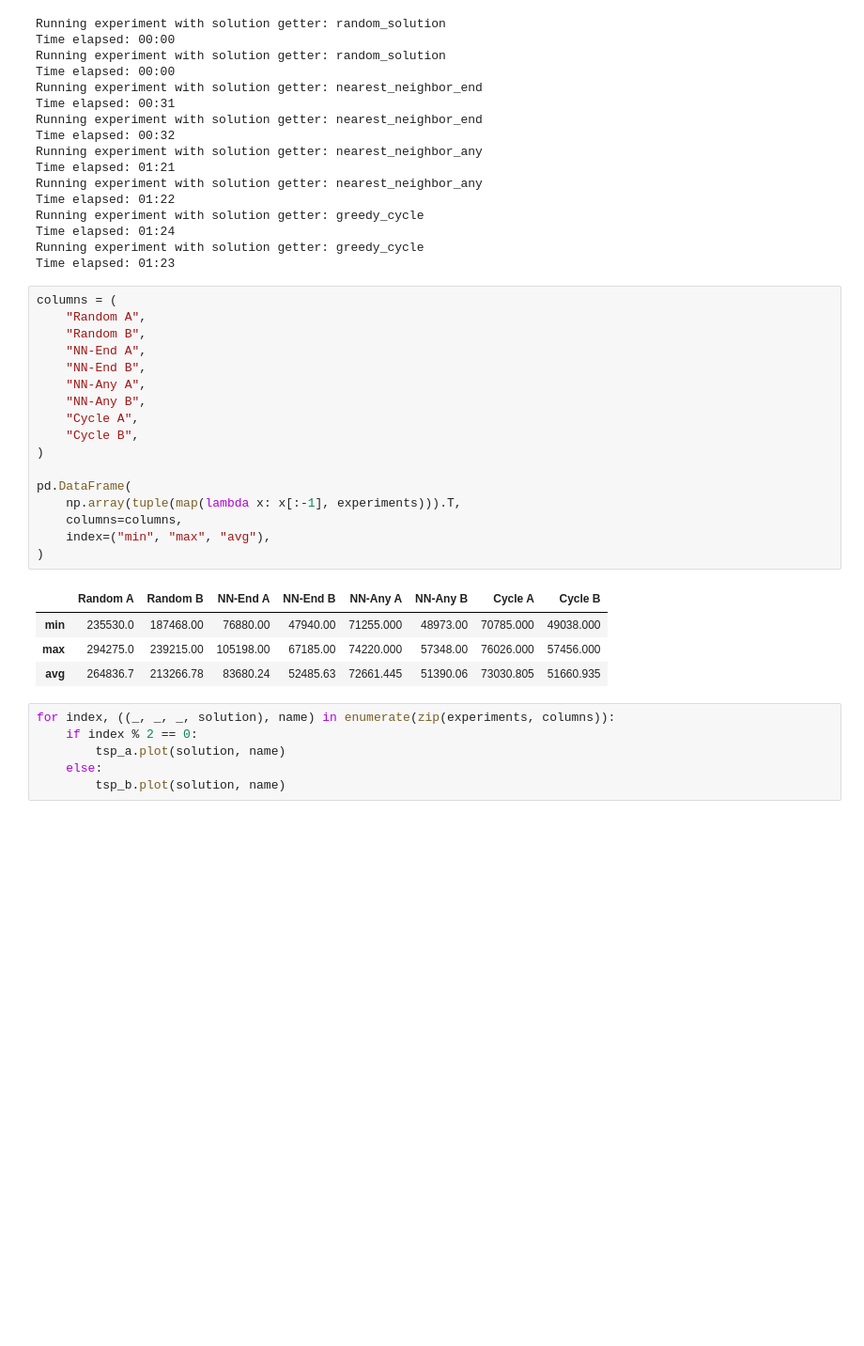
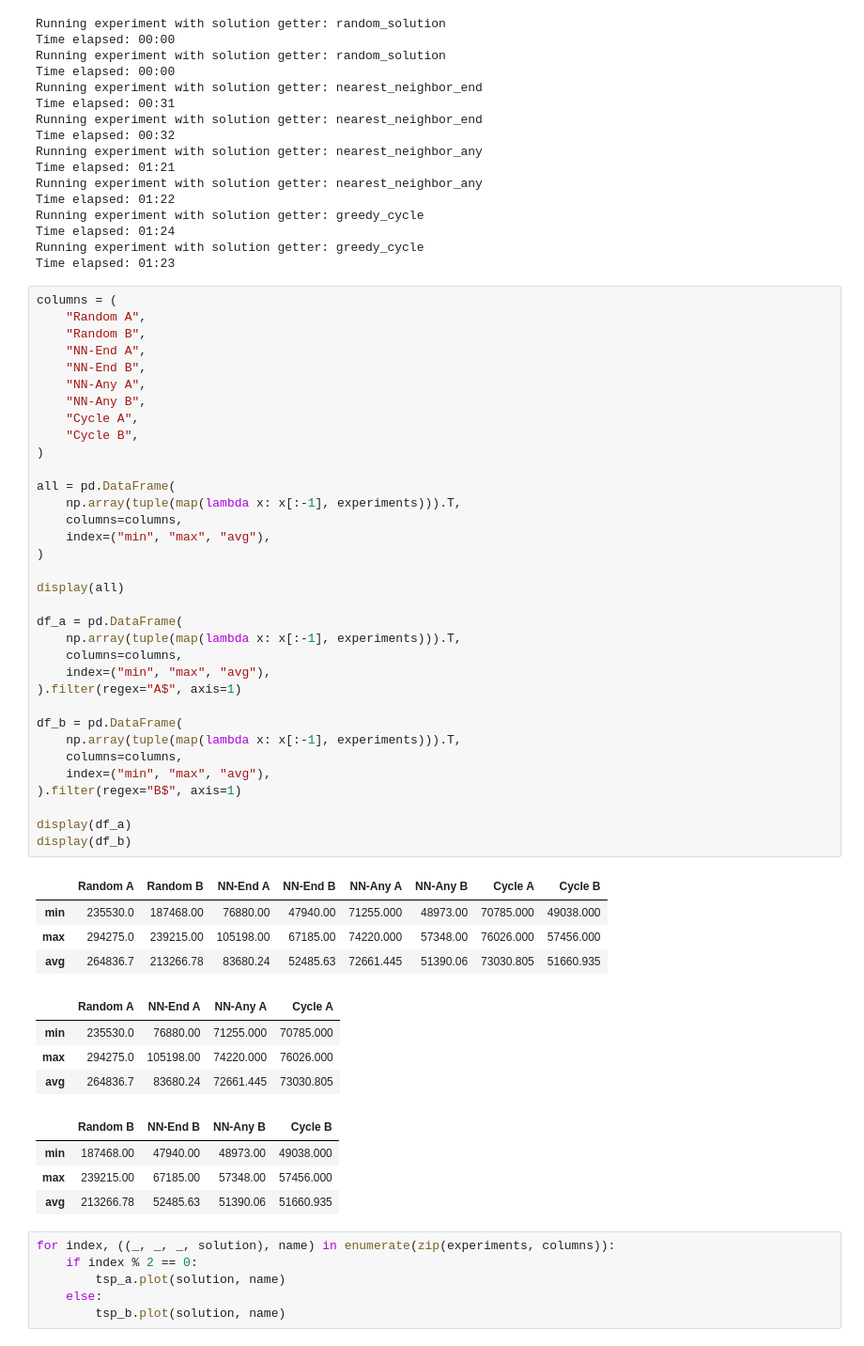
Before and after one commit to krzychuszala/EC-TSP, a Jupyter notebook: assignment-1.ipynb, the cells around one changed output. Shown at 94% size. Saved outputs shown, nothing was run; the diff lists cells and outputs as text; blank space fills up the shorter version.

```diff
--- a/assignment-1.ipynb
+++ b/assignment-1.ipynb
@@ -181,25 +181,50 @@ Time elapsed: 01:23
 # %%
 columns = (
     "Random A",
     "Random B",
     "NN-End A",
     "NN-End B",
     "NN-Any A",
     "NN-Any B",
     "Cycle A",
     "Cycle B",
 )
 
-pd.DataFrame(
+all = pd.DataFrame(
     np.array(tuple(map(lambda x: x[:-1], experiments))).T,
     columns=columns,
     index=("min", "max", "avg"),
 )
+
+display(all)
+
+df_a = pd.DataFrame(
+    np.array(tuple(map(lambda x: x[:-1], experiments))).T,
+    columns=columns,
+    index=("min", "max", "avg"),
+).filter(regex="A$", axis=1)
+
+df_b = pd.DataFrame(
+    np.array(tuple(map(lambda x: x[:-1], experiments))).T,
+    columns=columns,
+    index=("min", "max", "avg"),
+).filter(regex="B$", axis=1)
+
+display(df_a)
+display(df_b)
 # %% [output]
 |  | Random A | Random B | NN-End A | NN-End B | NN-Any A | NN-Any B | Cycle A | Cycle B |
 | min | 235530.0 | 187468.00 | 76880.00 | 47940.00 | 71255.000 | 48973.00 | 70785.000 | 49038.000 |
 | max | 294275.0 | 239215.00 | 105198.00 | 67185.00 | 74220.000 | 57348.00 | 76026.000 | 57456.000 |
 | avg | 264836.7 | 213266.78 | 83680.24 | 52485.63 | 72661.445 | 51390.06 | 73030.805 | 51660.935 |
+|  | Random A | NN-End A | NN-Any A | Cycle A |
+| min | 235530.0 | 76880.00 | 71255.000 | 70785.000 |
+| max | 294275.0 | 105198.00 | 74220.000 | 76026.000 |
+| avg | 264836.7 | 83680.24 | 72661.445 | 73030.805 |
+|  | Random B | NN-End B | NN-Any B | Cycle B |
+| min | 187468.00 | 47940.00 | 48973.00 | 49038.000 |
+| max | 239215.00 | 67185.00 | 57348.00 | 57456.000 |
+| avg | 213266.78 | 52485.63 | 51390.06 | 51660.935 |
 # %%
 for index, ((_, _, _, solution), name) in enumerate(zip(experiments, columns)):
     if index % 2 == 0:
```
Also changed, not shown: parts of 2 cells of this notebook.
